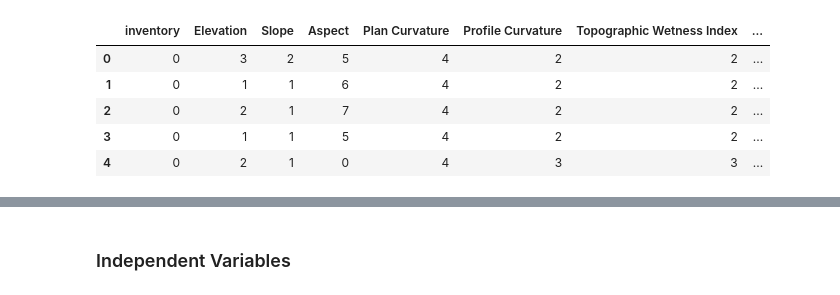
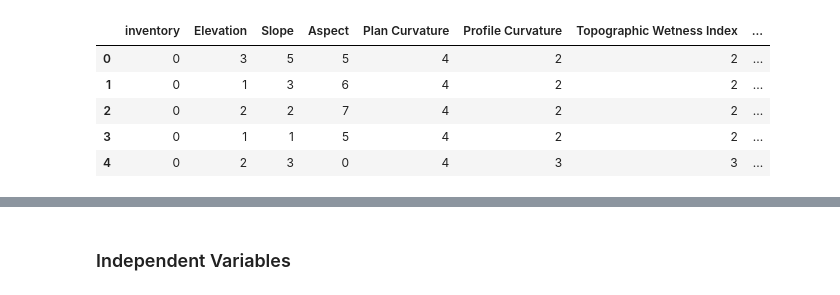
Before and after one commit to caniban/avalanche, a Jupyter notebook: classification/Classification.ipynb, the cells around one changed output, grey strips where cells are left out. Cells and saved outputs as stored; diff of their text form; code cells hidden in the pictures.

```diff
--- a/classification/Classification.ipynb
+++ b/classification/Classification.ipynb
@@ -1,12 +1,12 @@
 # %%
 import numpy as np
 import pandas as pd
-df = pd.read_excel("avalanche_discrete2.xlsx")
+df = pd.read_excel("avalanche_discrete3.xlsx")
 df.head()
 # %% [output]
 |  | inventory | Elevation | Slope | Aspect | Plan Curvature | Profile Curvature | Topographic Wetness Index | ... |
-| 0 | 0 | 3 | 2 | 5 | 4 | 2 | 2 | ... |
-| 1 | 0 | 1 | 1 | 6 | 4 | 2 | 2 | ... |
-| 2 | 0 | 2 | 1 | 7 | 4 | 2 | 2 | ... |
+| 0 | 0 | 3 | 5 | 5 | 4 | 2 | 2 | ... |
+| 1 | 0 | 1 | 3 | 6 | 4 | 2 | 2 | ... |
+| 2 | 0 | 2 | 2 | 7 | 4 | 2 | 2 | ... |
 | 3 | 0 | 1 | 1 | 5 | 4 | 2 | 2 | ... |
-| 4 | 0 | 2 | 1 | 0 | 4 | 3 | 3 | ... |
+| 4 | 0 | 2 | 3 | 0 | 4 | 3 | 3 | ... |
```
Also changed, not shown: parts of 14 cells of this notebook.
